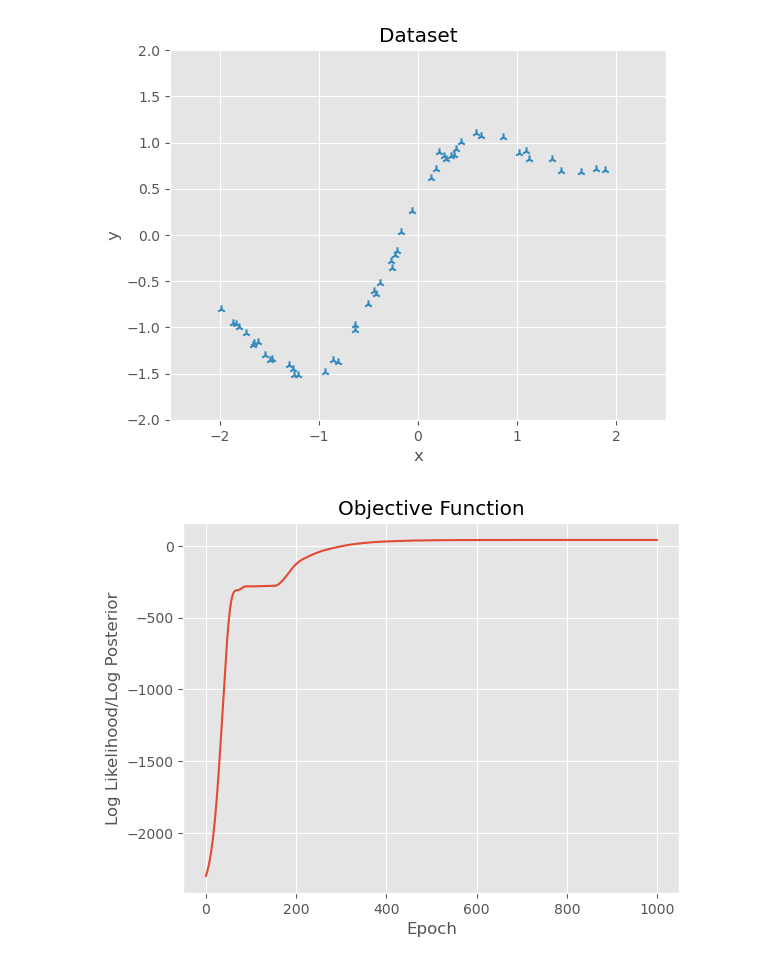
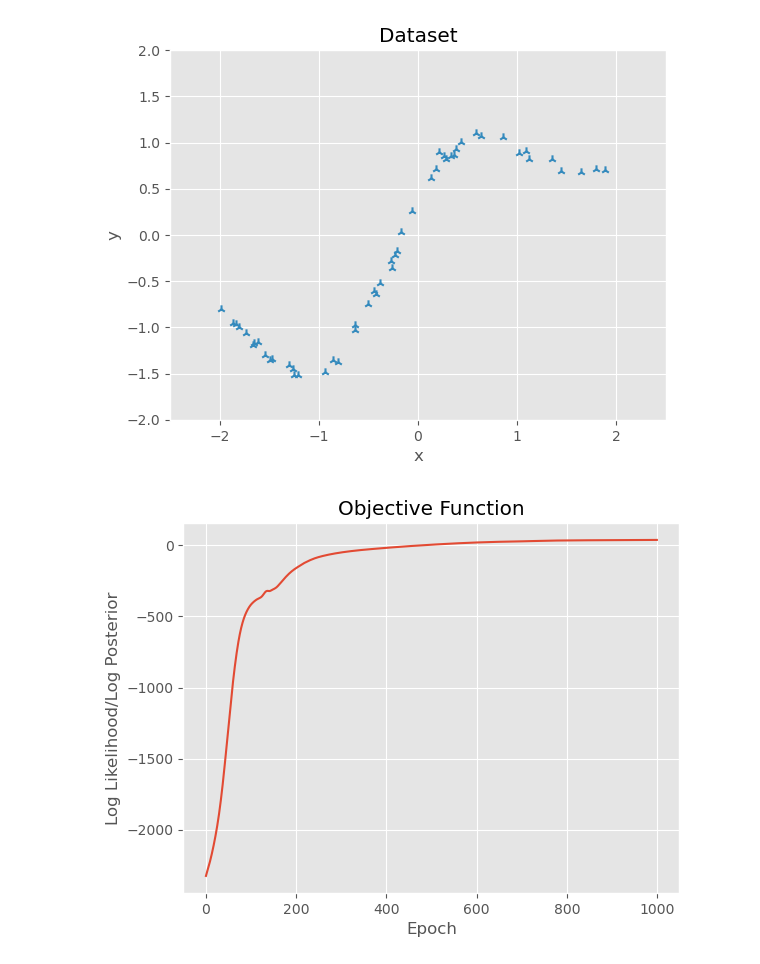
Before and after one commit to Sheev13/tiny-neural-nets, a Jupyter notebook: playground.ipynb, the cells around one changed output. Drawn from its saved outputs; the diff is of its cells as text; code cells hidden in the pictures.

```diff
--- a/playground.ipynb
+++ b/playground.ipynb
@@ -25,16 +25,16 @@ plt.show()
 # %% [output]
 [figure]
 # %%
-net = Perceptron(3, nonlinearity='relu', prior='Gaussian')
+net = Perceptron(3, nonlinearity='relu', prior='Gaussian', bias=True)
 loss_evolution = net.train(x, y, epochs=1000, learning_rate=0.01, algorithm='adam', loss_function='map')
 
 plt.plot(loss_evolution)
 plt.title("Objective Function")
 plt.xlabel("Epoch")
 plt.ylabel("Log Likelihood/Log Posterior")
 plt.show()
 # %% [output]
-[figure, old version]
+[figure, new version]
 # %%
 test_x = torch.linspace(-2.5, 2.5, 500)
 preds = net(test_x).detach()
```
Also changed, not shown: parts of 1 cell of this notebook, 1 other file.
